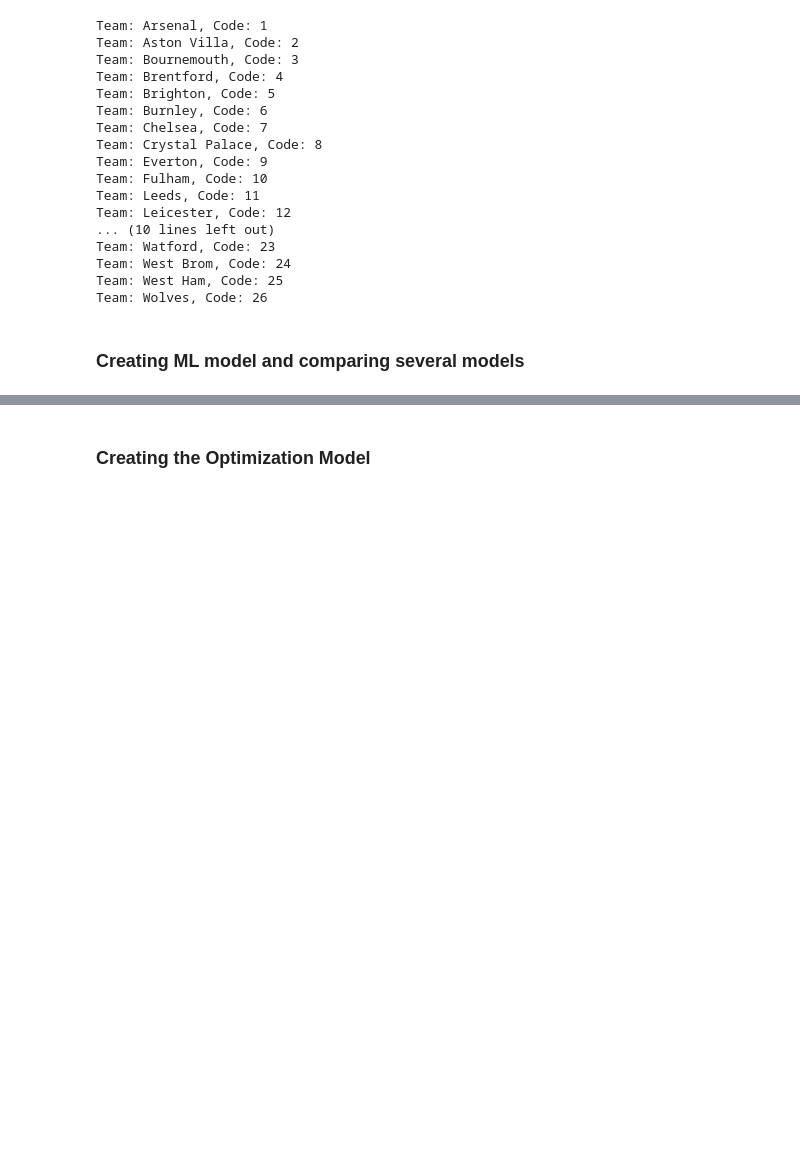
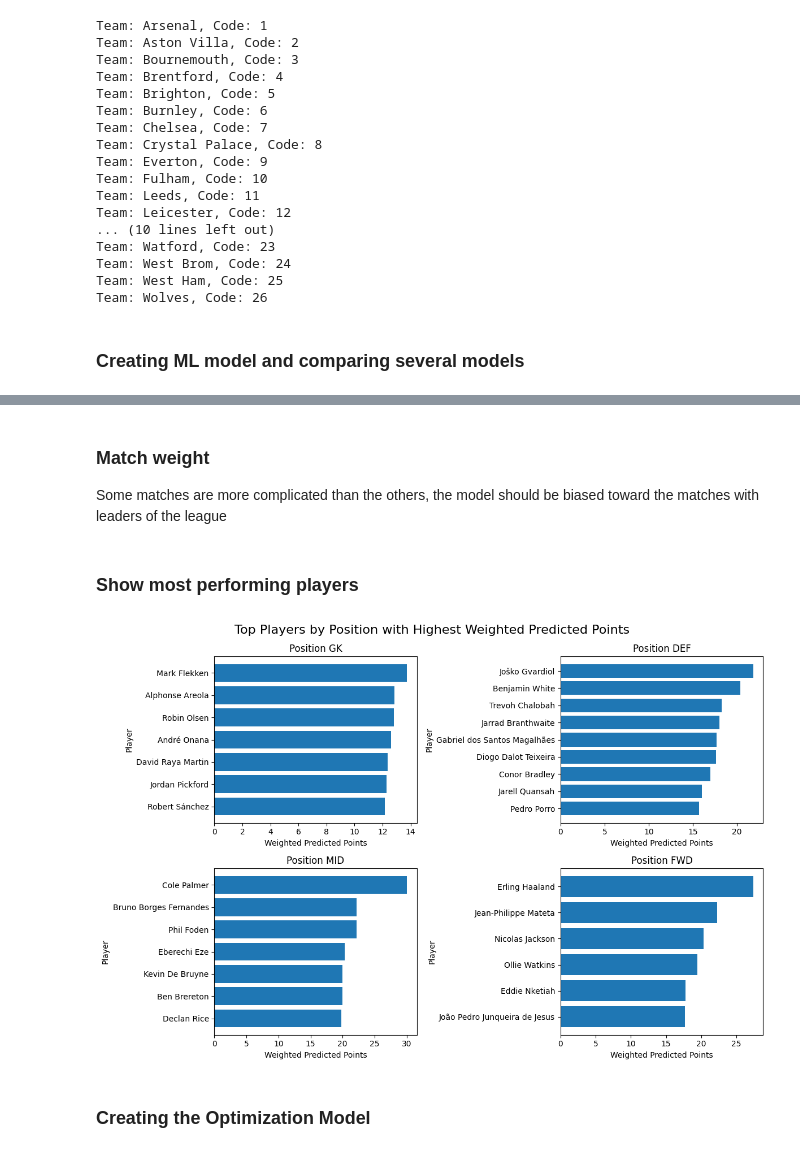
Before and after one commit to vrutkovs/fpl, a Jupyter notebook: fpl_points_predictor.ipynb, the cells around one changed output, grey strips where cells are left out. Saved outputs shown, nothing was run; the diff lists cells and outputs as text; code cells hidden in the pictures; blank space fills up the shorter version.

```diff
--- a/fpl_points_predictor.ipynb
+++ b/fpl_points_predictor.ipynb
@@ -250,2 +256,15 @@ print("Random Forest Mean Squared Error (MSE):", rf_mse)
+# %%
+# Random Forest Regression model - tweaked
+rf_model = RandomForestRegressor(n_estimators=10000)
+
+# Train the model
+rf_model.fit(X_train, y_train)
+
+# Make predictions on the test set
+rf_y_pred = rf_model.predict(X_test)
+
+# Evaluate the model using MSE
+rf_mse = mean_squared_error(y_test, rf_y_pred)
+print("Random Forest Mean Squared Error (MSE):", rf_mse)
 # %% [markdown]
 ### Calculating Weighted Predicted Points
@@ -330,0 +292,4 @@ plt.show()
+# %% [markdown]
+### Match weight
+
+Some matches are more complicated than the others, the model should be biased toward the matches with leaders of the league
@@ -331,36 +334,37 @@ plt.show()
+# %% [markdown]
+### Show most performing players
 # %%
-# Filter out excluded players
-filtered_df = df[~df['name'].isin(players_to_exclude)]
-
 # Create a dictionary to map positions to their index
 position_indices = {'0.0': 0, '1.0': 1, '2.0': 2, '3.0': 3}
 position_labels = {'0.0': 'GK', '1.0': 'DEF', '2.0': 'MID', '3.0': 'FWD'}
 
 # Initialize a figure with subplots for each position
 fig, axes = plt.subplots(nrows=2, ncols=2, figsize=(12, 8))
 fig.suptitle('Top Players by Position with Highest Weighted Predicted Points', fontsize=16)
 
 # Loop through each position and create a subplot
 for position, ax in zip(position_indices.keys(), axes.flat):
     # Filter players by position
-    position_players = filtered_df[filtered_df['position'] == position]
+    position_players = df[df['position'] == position]
 
     # Sort players by 'weighted_predicted_points' in descending order
     position_players_sorted = position_players.sort_values(by='weighted_predicted_points', ascending=False)
 
     # Select the top 10 players
     top_position_players = position_players_sorted.head(10)
 
     # Create a bar plot for the position
     ax.barh(top_position_players['name'], top_position_players['weighted_predicted_points'])
     ax.set_title(f'Position {position_labels[position]}')
     ax.set_xlabel('Weighted Predicted Points')
     ax.set_ylabel('Player')
     ax.invert_yaxis()
 
 # Adjust layout for better spacing
 plt.tight_layout()
 plt.show()
+# %% [output]
+[figure, added]
 # %% [markdown]
 ### Creating the Optimization Model
 # %%
```
Also changed, not shown: parts of 9 cells of this notebook.
